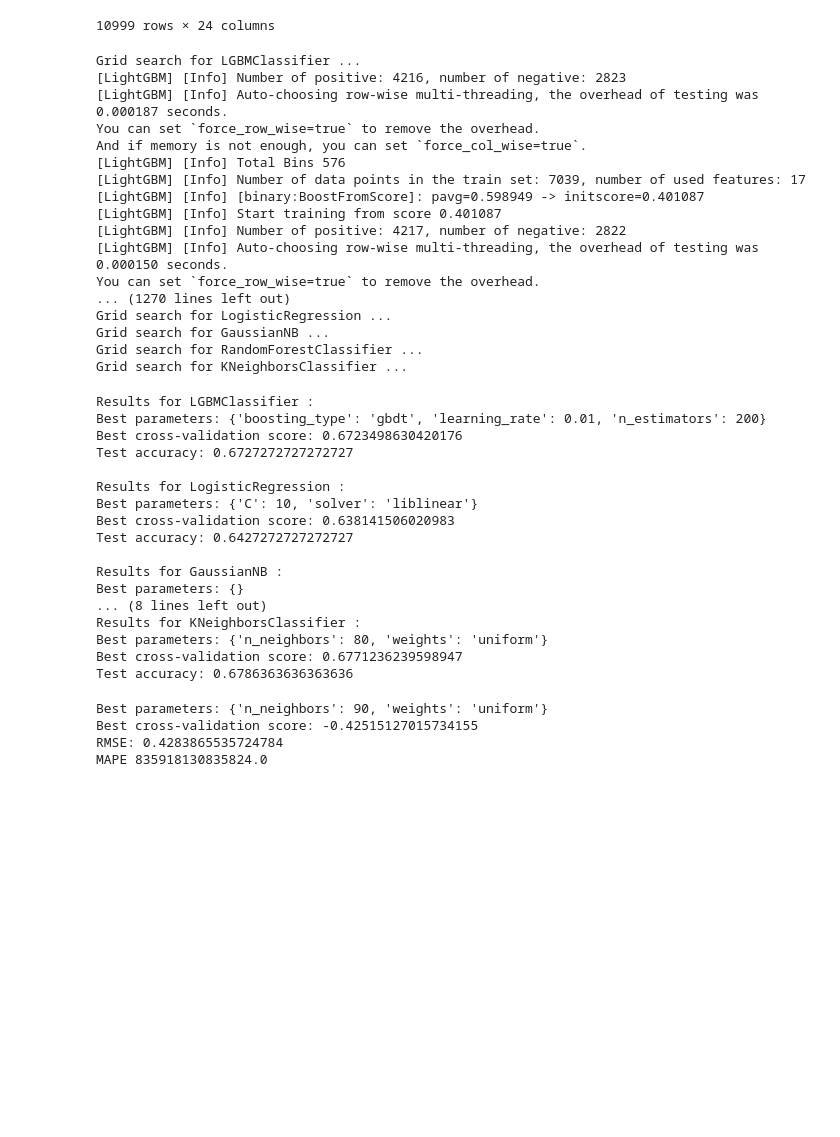
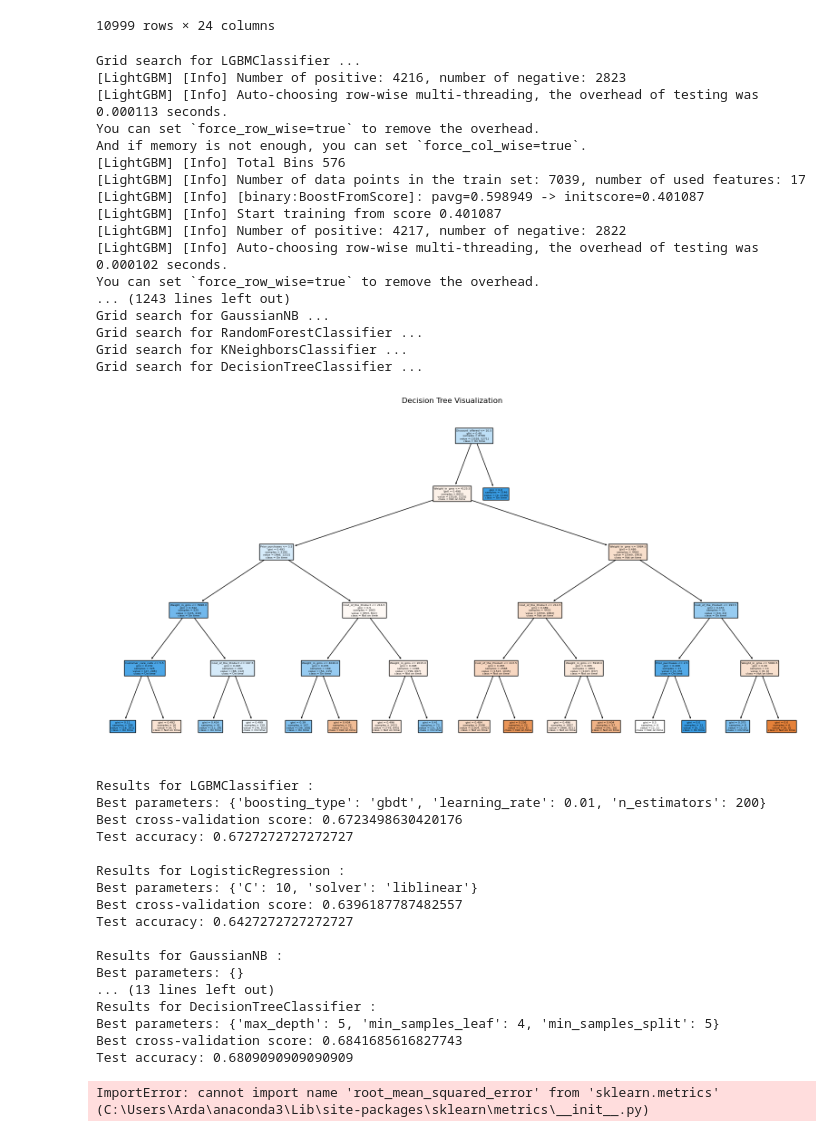
Before and after one commit to Atabeydem/477_Project, a Jupyter notebook: CE 477.ipynb, the cells around one changed output. Cells and saved outputs as stored; diff of their text form; code cells hidden in the pictures; blank space fills up the shorter version.

Commit message:
Decision Tree Implemented and Visualized.

```diff
--- a/CE 477.ipynb
+++ b/CE 477.ipynb
@@ -487,6 +488,11 @@ param_grid = {
     'KNeighborsClassifier': {
         'n_neighbors': [10, 20, 30, 40, 50, 60, 70, 80, 90, 100],
         'weights': ['uniform', 'distance'],
+    },
+    'DecisionTreeClassifier': {
+        'max_depth': [5, 10, 15, None],
+        'min_samples_split': [2, 5, 10],
+        'min_samples_leaf': [1, 2, 4]
     }
 
 }
@@ -495,38 +501,49 @@ models = {
     'LogisticRegression': LogisticRegression(),
     'GaussianNB': GaussianNB(),
     'RandomForestClassifier': RandomForestClassifier(),
-    'KNeighborsClassifier': KNeighborsClassifier()
+    'KNeighborsClassifier': KNeighborsClassifier(),
+    'DecisionTreeClassifier': DecisionTreeClassifier()
+
 }
 
 results = {}
 
 for model_name, model in models.items():
     print("Grid search for", model_name, "...")
     grid_search = GridSearchCV(model, param_grid[model_name], cv=5, scoring='accuracy')
     grid_search.fit(X_train, y_train)
     results[model_name] = {
         'best_params': grid_search.best_params_,
         'best_score': grid_search.best_score_,
         'test_accuracy': accuracy_score(y_test, grid_search.predict(X_test))
     }
+
+    #visualzation of the decision tree
+    if model_name == 'DecisionTreeClassifier':
+        best_model = grid_search.best_estimator_
+        plt.figure(figsize=(20,10))
+        plot_tree(best_model, filled=True, feature_names=X.columns, class_names=['Not on time', 'On time'])
+        plt.title("Decision Tree Visualization")
+        plt.show()
 # %% [output]
 Grid search for LGBMClassifier ...
 [LightGBM] [Info] Number of positive: 4216, number of negative: 2823
-[LightGBM] [Info] Auto-choosing row-wise multi-threading, the overhead of testing was 0.000187 seconds.
+[LightGBM] [Info] Auto-choosing row-wise multi-threading, the overhead of testing was 0.000113 seconds.
 You can set `force_row_wise=true` to remove the overhead.
 And if memory is not enough, you can set `force_col_wise=true`.
 [LightGBM] [Info] Total Bins 576
 [LightGBM] [Info] Number of data points in the train set: 7039, number of used features: 17
 [LightGBM] [Info] [binary:BoostFromScore]: pavg=0.598949 -> initscore=0.401087
 [LightGBM] [Info] Start training from score 0.401087
 [LightGBM] [Info] Number of positive: 4217, number of negative: 2822
-[LightGBM] [Info] Auto-choosing row-wise multi-threading, the overhead of testing was 0.000150 seconds.
+[LightGBM] [Info] Auto-choosing row-wise multi-threading, the overhead of testing was 0.000102 seconds.
 You can set `force_row_wise=true` to remove the overhead.
-... (1270 lines left out)
-Grid search for LogisticRegression ...
+... (1243 lines left out)
 Grid search for GaussianNB ...
 Grid search for RandomForestClassifier ...
 Grid search for KNeighborsClassifier ...
+Grid search for DecisionTreeClassifier ...
+[figure, added]
 # %%
 for model_name, result in results.items():
     print("Results for", model_name, ":")
@@ -542,16 +559,16 @@ Test accuracy: 0.6727272727272727
 
 Results for LogisticRegression :
 Best parameters: {'C': 10, 'solver': 'liblinear'}
-Best cross-validation score: 0.638141506020983
+Best cross-validation score: 0.6396187787482557
 Test accuracy: 0.6427272727272727
 
 Results for GaussianNB :
 Best parameters: {}
-... (8 lines left out)
-Results for KNeighborsClassifier :
-Best parameters: {'n_neighbors': 80, 'weights': 'uniform'}
-Best cross-validation score: 0.6771236239598947
-Test accuracy: 0.6786363636363636
+... (13 lines left out)
+Results for DecisionTreeClassifier :
+Best parameters: {'max_depth': 5, 'min_samples_leaf': 4, 'min_samples_split': 5}
+Best cross-validation score: 0.6841685616827743
+Test accuracy: 0.6809090909090909
 # %%
 from sklearn.neighbors import KNeighborsRegressor
 from sklearn.metrics import root_mean_squared_error,mean_absolute_percentage_error
@@ -571,7 +588,4 @@ print("Best cross-validation score:",grid_search.best_score_)
 print("RMSE:",root_mean_squared_error(y_test,grid_search.predict(X_test)))
 print("MAPE:",mean_absolute_percentage_error(y_test,grid_search.predict(X_test)))
 # %% [output]
-Best parameters: {'n_neighbors': 90, 'weights': 'uniform'}
-Best cross-validation score: -0.42515127015734155
-RMSE: 0.4283865535724784
-MAPE 835918130835824.0
+ImportError: cannot import name 'root_mean_squared_error' from 'sklearn.metrics' (C:\Users\Arda\anaconda3\Lib\site-packages\sklearn\metrics\__init__.py)
```
Also changed, not shown: parts of 4 cells of this notebook.
